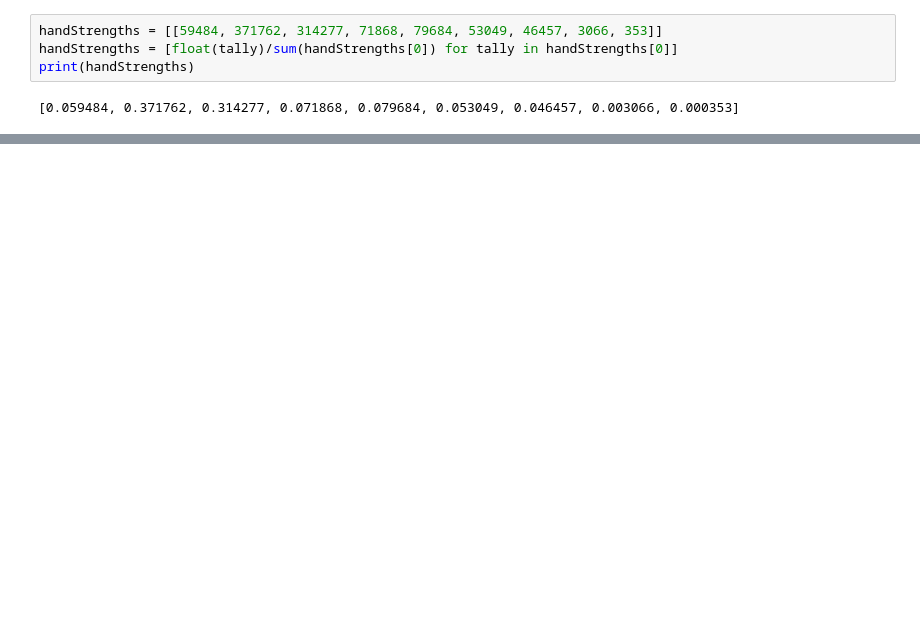
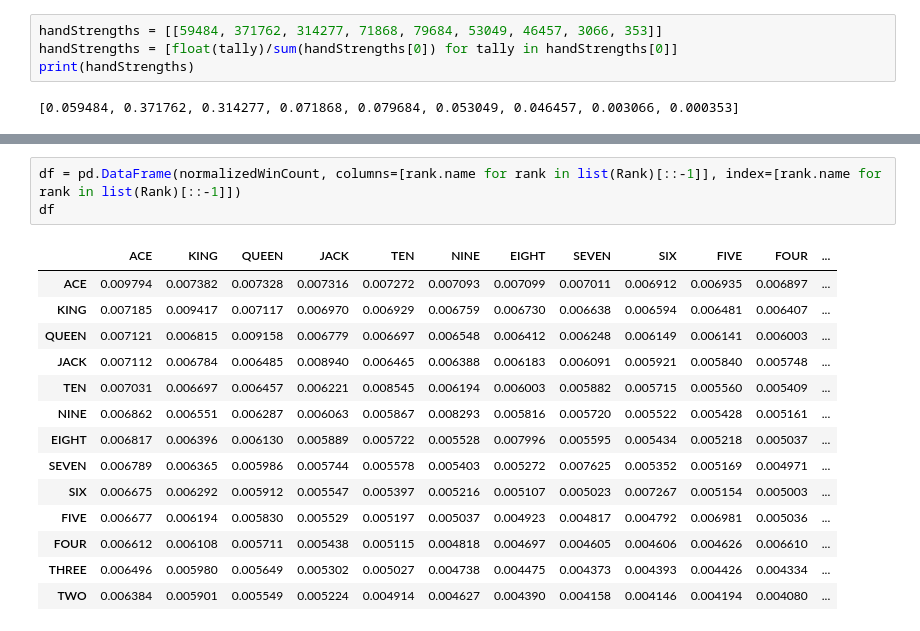
Before and after one commit to AughdonBreslin/Poker, a Jupyter notebook: visual.ipynb, the cells around one changed output, grey strips where cells are left out. Saved outputs shown, nothing was run; the diff lists cells and outputs as text; blank space fills up the shorter version.

```diff
--- a/visual.ipynb
+++ b/visual.ipynb
@@ -65,0 +128,18 @@ STRAIGHTFLUSH         0        0        0       0         0       0       0
+# %%
+df = pd.DataFrame(normalizedWinCount, columns=[rank.name for rank in list(Rank)[::-1]], index=[rank.name for rank in list(Rank)[::-1]])
+df
+# %% [output]
+|  | ACE | KING | QUEEN | JACK | TEN | NINE | EIGHT | SEVEN | SIX | FIVE | FOUR | ... |
+| ACE | 0.009794 | 0.007382 | 0.007328 | 0.007316 | 0.007272 | 0.007093 | 0.007099 | 0.007011 | 0.006912 | 0.006935 | 0.006897 | ... |
+| KING | 0.007185 | 0.009417 | 0.007117 | 0.006970 | 0.006929 | 0.006759 | 0.006730 | 0.006638 | 0.006594 | 0.006481 | 0.006407 | ... |
+| QUEEN | 0.007121 | 0.006815 | 0.009158 | 0.006779 | 0.006697 | 0.006548 | 0.006412 | 0.006248 | 0.006149 | 0.006141 | 0.006003 | ... |
+| JACK | 0.007112 | 0.006784 | 0.006485 | 0.008940 | 0.006465 | 0.006388 | 0.006183 | 0.006091 | 0.005921 | 0.005840 | 0.005748 | ... |
+| TEN | 0.007031 | 0.006697 | 0.006457 | 0.006221 | 0.008545 | 0.006194 | 0.006003 | 0.005882 | 0.005715 | 0.005560 | 0.005409 | ... |
+| NINE | 0.006862 | 0.006551 | 0.006287 | 0.006063 | 0.005867 | 0.008293 | 0.005816 | 0.005720 | 0.005522 | 0.005428 | 0.005161 | ... |
+| EIGHT | 0.006817 | 0.006396 | 0.006130 | 0.005889 | 0.005722 | 0.005528 | 0.007996 | 0.005595 | 0.005434 | 0.005218 | 0.005037 | ... |
+| SEVEN | 0.006789 | 0.006365 | 0.005986 | 0.005744 | 0.005578 | 0.005403 | 0.005272 | 0.007625 | 0.005352 | 0.005169 | 0.004971 | ... |
+| SIX | 0.006675 | 0.006292 | 0.005912 | 0.005547 | 0.005397 | 0.005216 | 0.005107 | 0.005023 | 0.007267 | 0.005154 | 0.005003 | ... |
+| FIVE | 0.006677 | 0.006194 | 0.005830 | 0.005529 | 0.005197 | 0.005037 | 0.004923 | 0.004817 | 0.004792 | 0.006981 | 0.005036 | ... |
+| FOUR | 0.006612 | 0.006108 | 0.005711 | 0.005438 | 0.005115 | 0.004818 | 0.004697 | 0.004605 | 0.004606 | 0.004626 | 0.006610 | ... |
+| THREE | 0.006496 | 0.005980 | 0.005649 | 0.005302 | 0.005027 | 0.004738 | 0.004475 | 0.004373 | 0.004393 | 0.004426 | 0.004334 | ... |
+| TWO | 0.006384 | 0.005901 | 0.005549 | 0.005224 | 0.004914 | 0.004627 | 0.004390 | 0.004158 | 0.004146 | 0.004194 | 0.004080 | ... |
```
Also changed, not shown: parts of 13 cells of this notebook, 8 other files.
